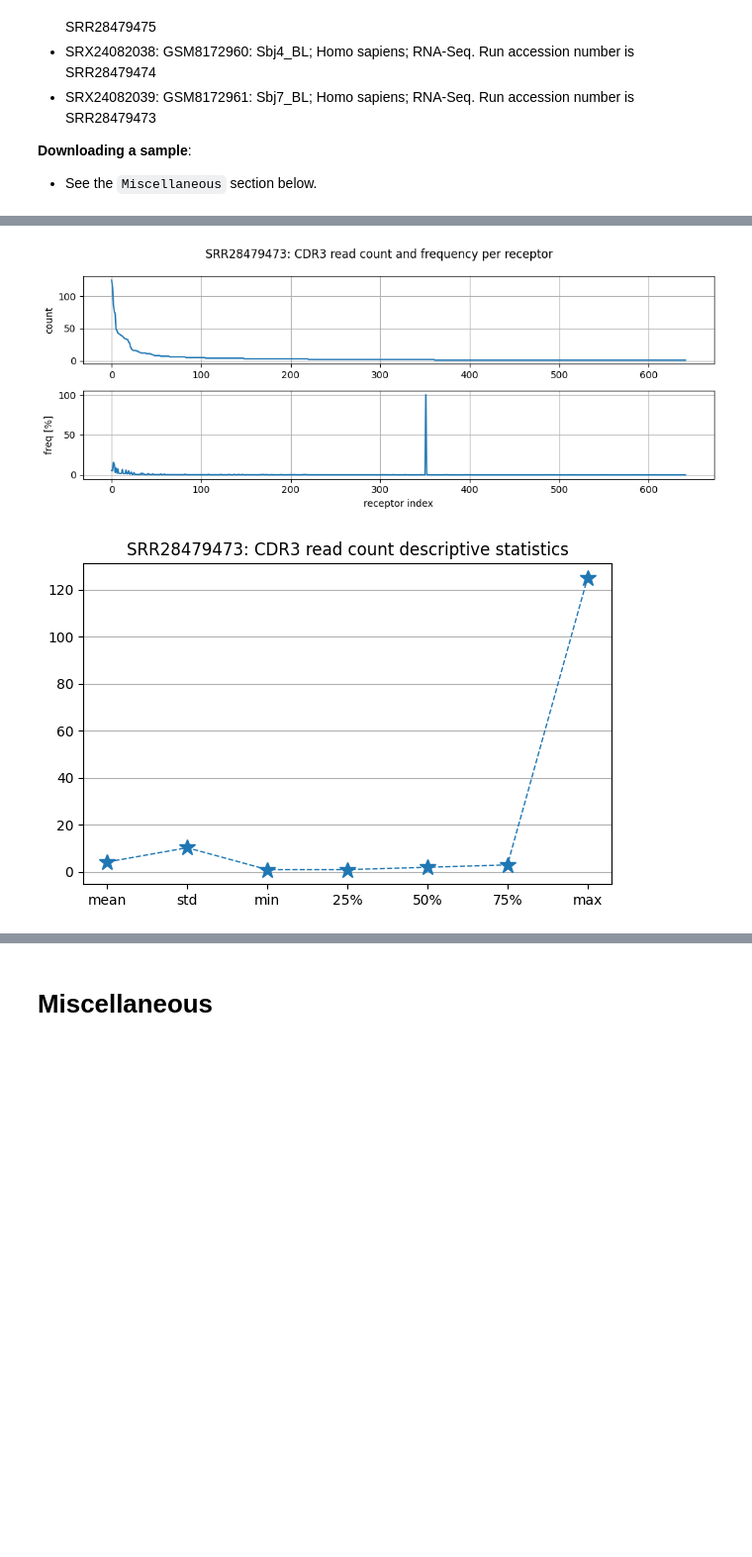
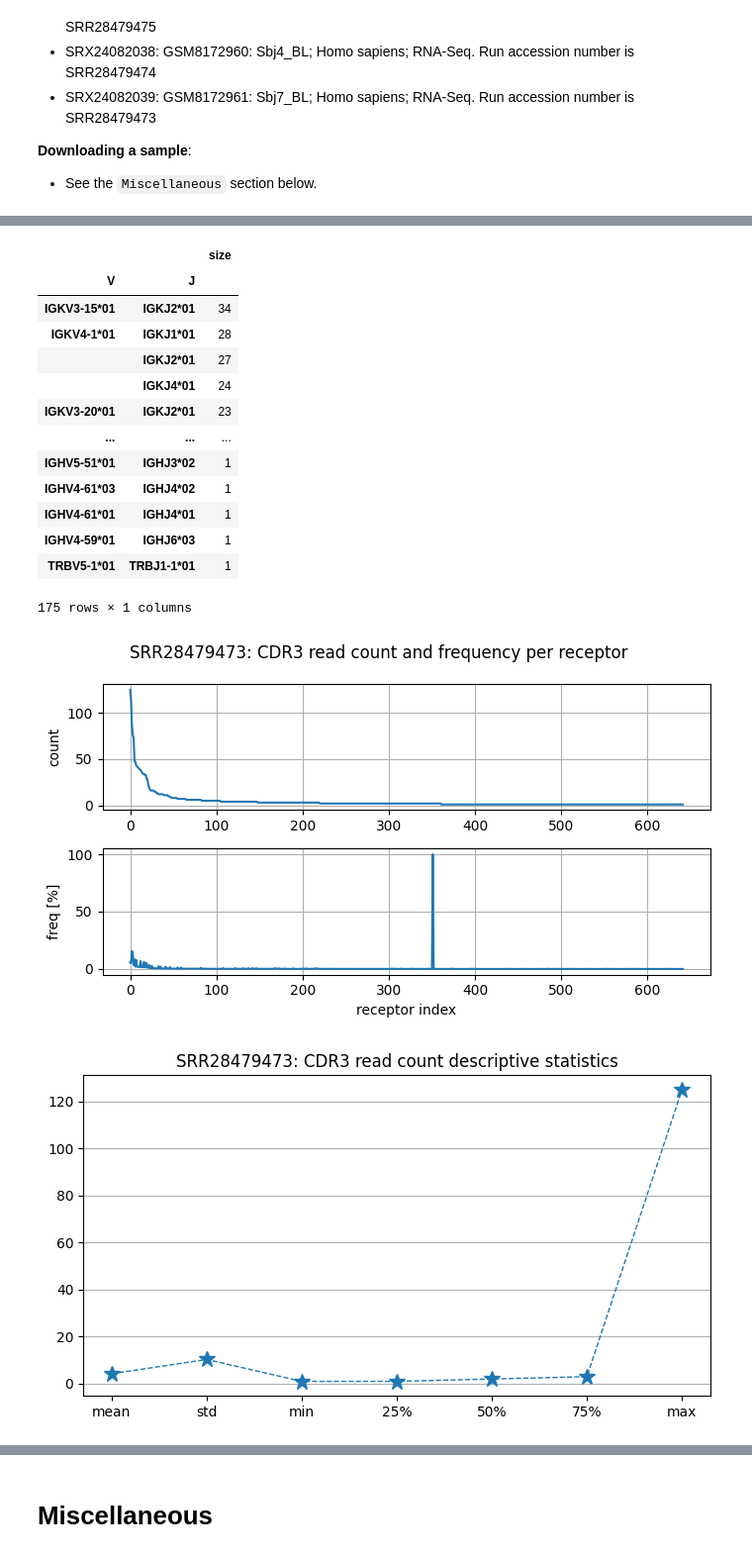
Before and after one commit to yoramzarai/Numenos-exercise, a Jupyter notebook: main_exercise.ipynb, the cells around one changed output, grey strips where cells are left out. Shown: that part at 99% size. Saved outputs shown, nothing was run; the diff lists cells and outputs as text; code cells hidden in the pictures; blank space fills up the shorter version.

Commit message:
added nore analysis

```diff
--- a/main_exercise.ipynb
+++ b/main_exercise.ipynb
@@ -373,13 +372,10 @@ sample_name: str = 'SRR28479473'  # fastaq_file.split('.')[0]
 # %%
 '''
-Report analysis.
-
 Note:
 - the frequency (computed as (read count of specific TCR [BCR] CDR3 seq) / (total count of all BCR [TCR] CDR3 seq in the data)) provides imformation
   into the relative abundance of each clonotype within the immune repertoire
--
 '''
-figsize: tuple[int, int] = (10,4)
+figsize: tuple[int, int] = (7,4)
 save_figure: bool = False
 # -------------------------------
 report_file: Path = Path(out_path) / f'TRUST_{sample_name}_report.tsv'
@@ -387,13 +383,15 @@ df = pd.read_csv(report_file, sep='\t').rename(columns={'#count': 'count'})
 print(f"Report for {sample_name}:")
 display(df)
 
+print(f"- {df['cid'].unique().size:,} unique consensus IDs.")
+
 # number of CDR3 sequences found
 num_cdr3: int = df['CDR3nt'].unique().size
-print(f"{num_cdr3:,} unique CDR3 sequences.")
+print(f"- {num_cdr3:,} unique CDR3 sequences found.")
 
 # complete VDJ variable domain
 cid_full_length: pd.Series = df['cid_full_length']
-print(f"\n{100 * cid_full_length.sum() / cid_full_length.size:.1f}% of the {cid_full_length.size:,} receptors contain complete variable domain (V(D)J).")
+print(f"- {100 * cid_full_length.sum() / cid_full_length.size:.1f}% of {cid_full_length.size:,} receptors contain complete variable domain (V(D)J).")
 
 # read_counts and frequency
 read_counts: pd.Series = df['count']
@@ -408,7 +406,6 @@ ax[1].grid()
 ax[1].set_ylabel('freq [%]')
 ax[1].set_xlabel('receptor index')
 fig.suptitle(f'{sample_name}: CDR3 read count and frequency per receptor', fontsize=12)
-
 if save_figure:
     fig_file: Path = figure_path / f"{sample_name}_CDR3_read_counts_and_freq.jpg"
     plt.savefig(fig_file)
@@ -416,15 +413,38 @@ if save_figure:
 
 # read count stats
 stats = read_counts.describe().drop('count')
-fig, ax = plt.subplots(nrows=1, ncols=1, tight_layout=True, figsize=(6,4), squeeze=True)
+stats_verbose = {x: round(v, 1) for x, v in stats.items()}
+print(f"- CDR3 read count stats: {stats_verbose}")
+fig, ax = plt.subplots(nrows=1, ncols=1, tight_layout=True, figsize=figsize, squeeze=True)
 ax.plot(stats.index, list(stats.values), '--*', linewidth=1.0, markersize=12)
-ax.set_title(f"{sample_name}: CDR3 read count descriptive statistics")
+ax.set_title(f"{sample_name}: CDR3 read count descriptive statistics", fontsize=12)
 ax.yaxis.grid()
-
 if save_figure:
     fig_file: Path = figure_path / f"{sample_name}_CDR3_read_counts_stats.jpg"
     plt.savefig(fig_file)
     print(f"\nFigure saved in {fig_file}.")
+
+# clonotype diversity
+df_clonotype = (df[['V', 'J']]
+      .query("V != '.' and J != '.'")
+      .groupby(by=['V', 'J'])
+      .size()
+      .to_frame(name='size')
+      .sort_values(by='size', ascending=False)
+)
+print(f"\n{df_clonotype.shape[0]:,} clonotypes:")
+display(df_clonotype)
+
+fig, ax = plt.subplots(nrows=1, ncols=1, tight_layout=True, figsize=figsize, squeeze=True)
+ax.plot(df_clonotype.values)
+ax.grid()
+ax.set_xlabel('clonotype index')
+ax.set_ylabel('size')
+ax.set_title(f"{sample_name}: Clonotype Diversity", fontsize=12)
+if save_figure:
+    fig_file: Path = figure_path / f"{sample_name}_clonotype_diversity.jpg"
+    plt.savefig(fig_file)
+    print(f"\nFigure saved in {fig_file}.")
 # %% [output]
 Report for SRR28479473:
 |  | count | frequency | CDR3nt | CDR3aa | V | D | J | C | cid | cid_full_length |
@@ -446,2 +469,16 @@ Report for SRR28479473:
+|  |  | size |
+| V | J |  |
+| IGKV3-15*01 | IGKJ2*01 | 34 |
+| IGKV4-1*01 | IGKJ1*01 | 28 |
+|  | IGKJ2*01 | 27 |
+|  | IGKJ4*01 | 24 |
+| IGKV3-20*01 | IGKJ2*01 | 23 |
+| ... | ... | ... |
+| IGHV5-51*01 | IGHJ3*02 | 1 |
+| IGHV4-61*03 | IGHJ4*02 | 1 |
+| IGHV4-61*01 | IGHJ4*01 | 1 |
+| IGHV4-59*01 | IGHJ6*03 | 1 |
+| TRBV5-1*01 | TRBJ1-1*01 | 1 |
+175 rows × 1 columns
-[figure, old version]
+[figure, new version]
-[figure, old version]
+[figure, new version]
```
Also changed, not shown: parts of 21 cells of this notebook, 1 other file.
